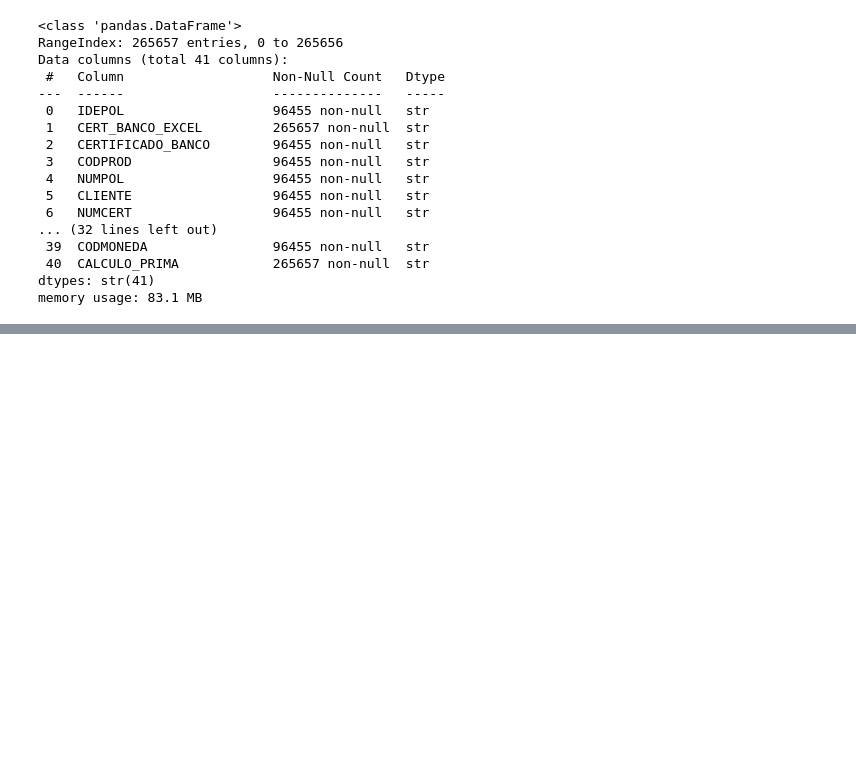
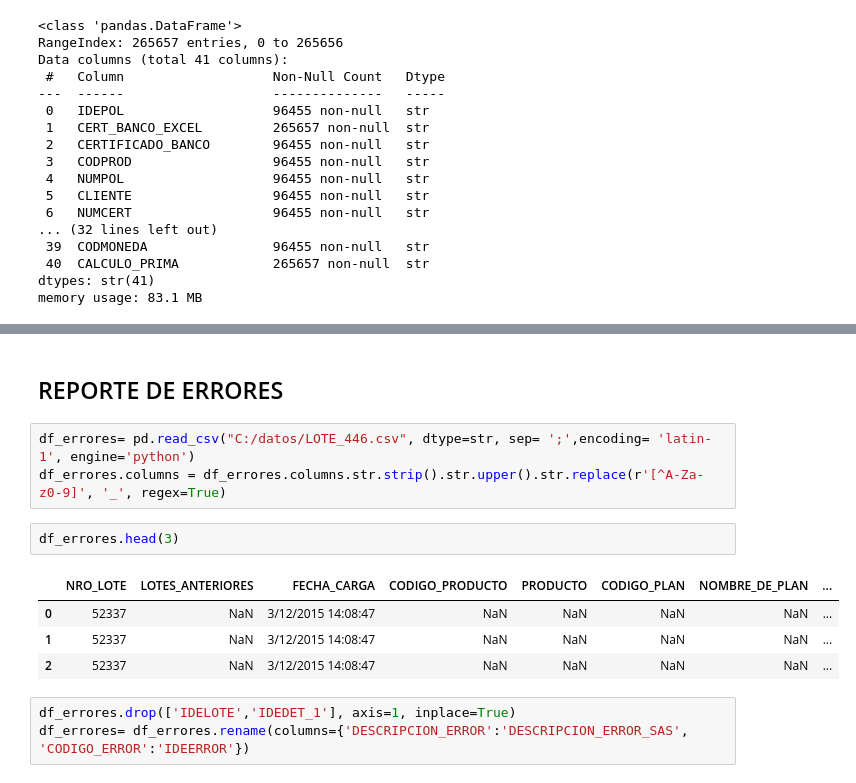
Before and after one commit to nelvinvelazco/OPERACIONES_BBVA_RIMAC, a Jupyter notebook: notebooks/test.ipynb, the cells around one changed output, grey strips where cells are left out. Saved outputs shown, nothing was run; the diff lists cells and outputs as text; blank space fills up the shorter version.

```diff
--- a/notebooks/test.ipynb
+++ b/notebooks/test.ipynb
@@ -121,0 +195,15 @@ memory usage: 83.1 MB
+# %% [markdown]
+## REPORTE DE ERRORES
+# %%
+df_errores= pd.read_csv("C:/datos/LOTE_446.csv", dtype=str, sep= ';',encoding= 'latin-1', engine='python')
+df_errores.columns = df_errores.columns.str.strip().str.upper().str.replace(r'[^A-Za-z0-9]', '_', regex=True)
+# %%
+df_errores.head(3)
+# %% [output]
+|  | NRO_LOTE | LOTES_ANTERIORES | FECHA_CARGA | CODIGO_PRODUCTO | PRODUCTO | CODIGO_PLAN | NOMBRE_DE_PLAN | ... |
+| 0 | 52337 | NaN | 3/12/2015 14:08:47 | NaN | NaN | NaN | NaN | ... |
+| 1 | 52337 | NaN | 3/12/2015 14:08:47 | NaN | NaN | NaN | NaN | ... |
+| 2 | 52337 | NaN | 3/12/2015 14:08:47 | NaN | NaN | NaN | NaN | ... |
+# %%
+df_errores.drop(['IDELOTE','IDEDET_1'], axis=1, inplace=True)
+df_errores= df_errores.rename(columns={'DESCRIPCION_ERROR':'DESCRIPCION_ERROR_SAS', 'CODIGO_ERROR':'IDEERROR'})
```
Also changed, not shown: parts of 19 cells of this notebook.
